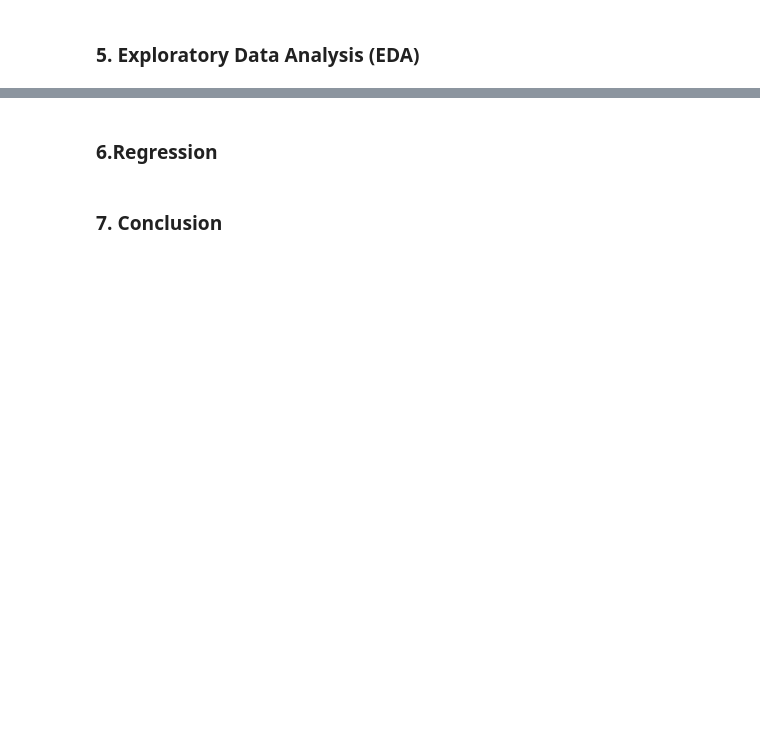
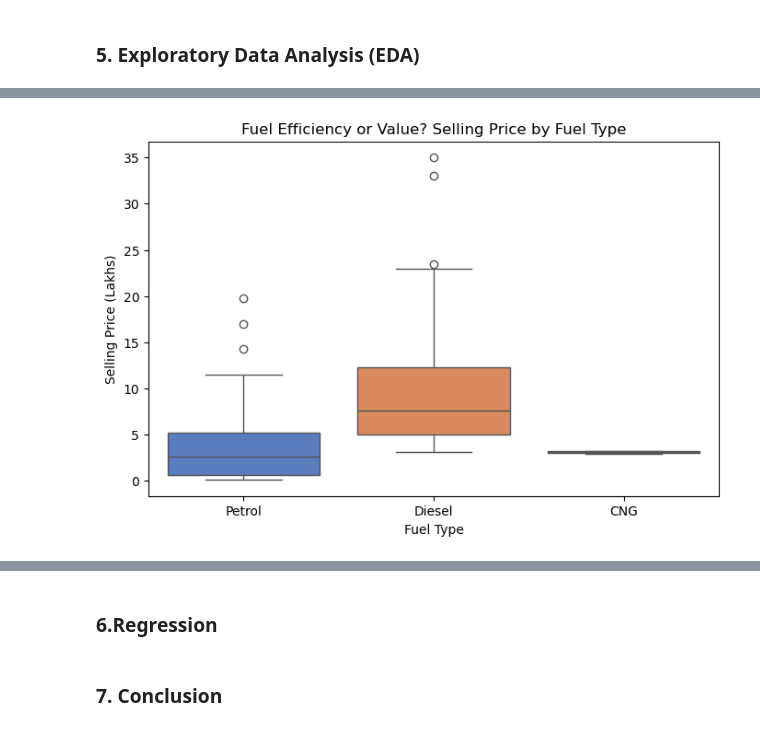
Before and after one commit to PhillipSethole/Car-Price-Prediction, a Jupyter notebook: Car Price Prediction.ipynb, the cells around one changed output, grey strips where cells are left out. Saved outputs shown, nothing was run; the diff lists cells and outputs as text; code cells hidden in the pictures; blank space fills up the shorter version.

```diff
--- a/Car Price Prediction.ipynb
+++ b/Car Price Prediction.ipynb
@@ -212,0 +196,9 @@ df_encoded.head()
+# %%
+plt.figure(figsize=(8, 5))
+sns.boxplot(x=df['Fuel_Type'], y=df['Selling_Price'], palette='muted')
+plt.title('Fuel Efficiency or Value? Selling Price by Fuel Type')
+plt.xlabel('Fuel Type')
+plt.ylabel('Selling Price (Lakhs)')
+plt.show()
+# %% [output]
+[figure, added]
```
Also changed, not shown: parts of 17 cells of this notebook.
